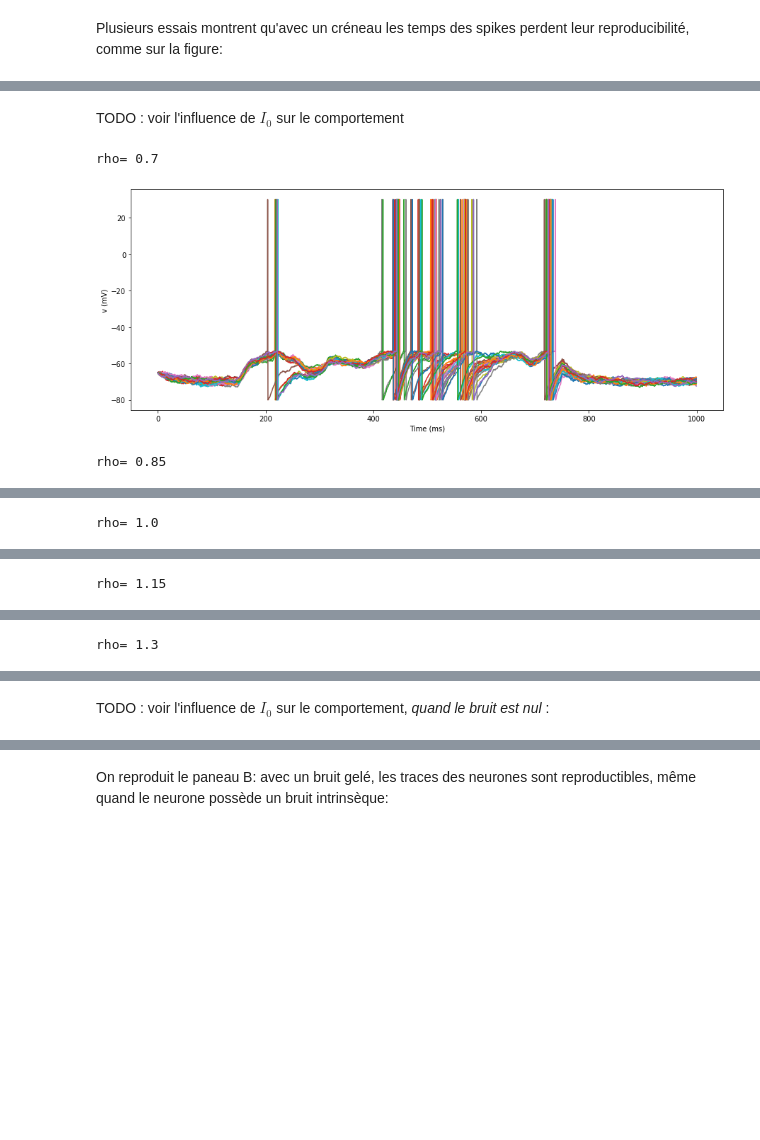
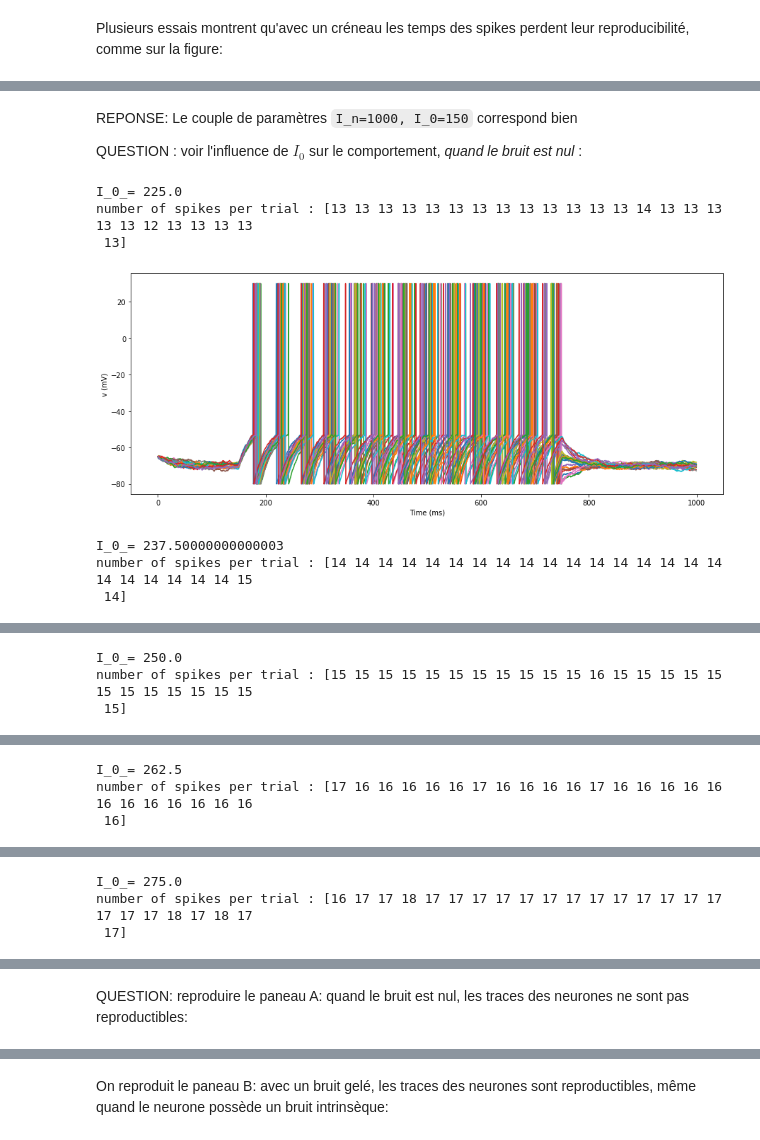
Before and after one commit to laurentperrinet/2021_UE-neurosciences-computationnelles, a Jupyter notebook: MainenSejnowski1995.ipynb, the cells around one changed output, grey strips where cells are left out. Drawn from its saved outputs; the diff is of its cells as text; code cells hidden in the pictures; blank space fills up the shorter version.

```diff
--- a/MainenSejnowski1995.ipynb
+++ b/MainenSejnowski1995.ipynb
@@ -371,7 +415,7 @@ On reproduit le paneau B: avec un bruit gelé, les traces des neurones sont repr
 
 Celà prouve aussi que l'on a "oublié" d'inclure un bruit intrinsèque à la dynamique du neurone:
 # %%
-def leaky_IF(time=time, inp=I, tau=30, v0=-65, R=0.12,
+def leaky_IF(time=time, inp=I, tau=30, v0=-65, R=0.11,
                 Vthreshold =-53, Vreset = -80, Vspike=30,
                 VRest=-70, b=100, seed=None):
     np.random.seed(seed)
@@ -390,3 +434,18 @@ def leaky_IF(time=time, inp=I, tau=30, v0=-65, R=0.12,
     return V
 # %% [markdown]
 Plusieurs essais montrent qu'avec un créneau les temps des spikes perdent leur reproducibilité, comme sur la figure:
+# %%
+n_trials = 25
+V1 = np.zeros((n_trials,len(time)))
+
+for i in range(n_trials):
+    V1[i, :] = leaky_IF(time, Bruit(I_n=0, I_0=250))
+
+
+fig, ax = plt.subplots(1, 1, figsize=(fig_width, fig_width/phi))
+ax.eventplot([dt*np.where(V1.T[:, i] == 30)[0] for i in range(0, n_trials)],
+              colors='black', lineoffsets=1, linelengths=0.9);
+ax.set_ylabel('numéro essai')
+ax.set_xlabel('Time (ms)')
+ax.set_xlim(time.min(), time.max())
+ax.set_ylim(-.5, n_trials-.5);
@@ -394,0 +456,15 @@ TODO : régler $I_0$ et $I_n$ pour obtenir un nombre qualitativement similaire d
+# %%
+for rho in np.linspace(0.7, 1.3, 5):
+    I_n_ = rho*1000
+    print('I_n =', I_n_)
+    VA = np.zeros((n_trials,len(time)))
+
+    for i in range(n_trials):
+        VA[i, :] = leaky_IF(time, Bruit(I_n=I_n_, I_0=150))
+
+    print('number of spikes per trial :', (VA>0).sum(axis=1))
+    fig, ax = plt.subplots(1, 1, figsize=(fig_width, fig_width/phi))
+    ax.plot(time, VA.T)
+    ax.set_xlabel('Time (ms)')
+    ax.set_ylabel('v (mV)');
+    plt.show()
@@ -398,7 +498,7 @@ for rho in np.linspace(0.7, 1.3, 5):
     VA = np.zeros((n_trials,len(time)))
 
     for i in range(n_trials):
-        VA[i, :] = leaky_IF(time, Bruit(I_n=rho*200, I_0=144))
+        VA[i, :] = leaky_IF(time, Bruit(I_n=1000, I_0=rho*150))
 
     print('number of spikes per trial :', (VA>0).sum(axis=1))
     fig, ax = plt.subplots(1, 1, figsize=(fig_width, fig_width/phi))
@@ -430,19 +529,27 @@ number of spikes per trial : [14 14 14 14 14 14 14 14 14 14 14 13 14 14 13 14 14
 # %% [markdown]
-TODO : voir l'influence de $I_0$ sur le comportement
+REPONSE: Le couple de paramètres `I_n=1000, I_0=150` correspond bien
+
+QUESTION : voir l'influence de $I_0$ sur le comportement, *quand le bruit est nul* :
 # %%
-for rho in np.linspace(0.7, 1.3, 5):
-    print('rho=', rho)
+for rho in np.linspace(0.9, 1.1, 5):
+    I_0_ = rho*250
+    print('I_0_=', I_0_)
     VA = np.zeros((n_trials,len(time)))
 
     for i in range(n_trials):
-        VA[i, :] = leaky_IF(time, Bruit(I_n=500, I_0=rho*150))
+        VA[i, :] = leaky_IF(time, Bruit(I_n=0, I_0=I_0_))
 
+    print('number of spikes per trial :', (VA>0).sum(axis=1))
     fig, ax = plt.subplots(1, 1, figsize=(fig_width, fig_width/phi))
     ax.plot(time, VA.T)
     ax.set_xlabel('Time (ms)')
     ax.set_ylabel('v (mV)');
     plt.show()
 # %% [output]
-rho= 0.7
+I_0_= 225.0
+number of spikes per trial : [13 13 13 13 13 13 13 13 13 13 13 13 13 14 13 13 13 13 13 12 13 13 13 13
+ 13]
-[figure, old version]
+[figure, new version]
-rho= 0.85
+I_0_= 237.50000000000003
+number of spikes per trial : [14 14 14 14 14 14 14 14 14 14 14 14 14 14 14 14 14 14 14 14 14 14 14 15
+ 14]
@@ -450 +557,3 @@ rho= 0.85
-rho= 1.0
+I_0_= 250.0
+number of spikes per trial : [15 15 15 15 15 15 15 15 15 15 15 16 15 15 15 15 15 15 15 15 15 15 15 15
+ 15]
@@ -452 +561,3 @@ rho= 1.0
-rho= 1.15
+I_0_= 262.5
+number of spikes per trial : [17 16 16 16 16 16 17 16 16 16 16 17 16 16 16 16 16 16 16 16 16 16 16 16
+ 16]
@@ -454 +565,3 @@ rho= 1.15
-rho= 1.3
+I_0_= 275.0
+number of spikes per trial : [16 17 17 18 17 17 17 17 17 17 17 17 17 17 17 17 17 17 17 17 18 17 18 17
+ 17]
@@ -456,3 +569,3 @@ rho= 1.3
-# %% [markdown]
-TODO : voir l'influence de $I_0$ sur le comportement, *quand le bruit est nul* :
+# %% [markdown]
+QUESTION: reproduire le paneau A: quand le bruit est nul, les traces des neurones ne sont pas reproductibles:
 # %%
```
Also changed, not shown: parts of 56 cells of this notebook.
